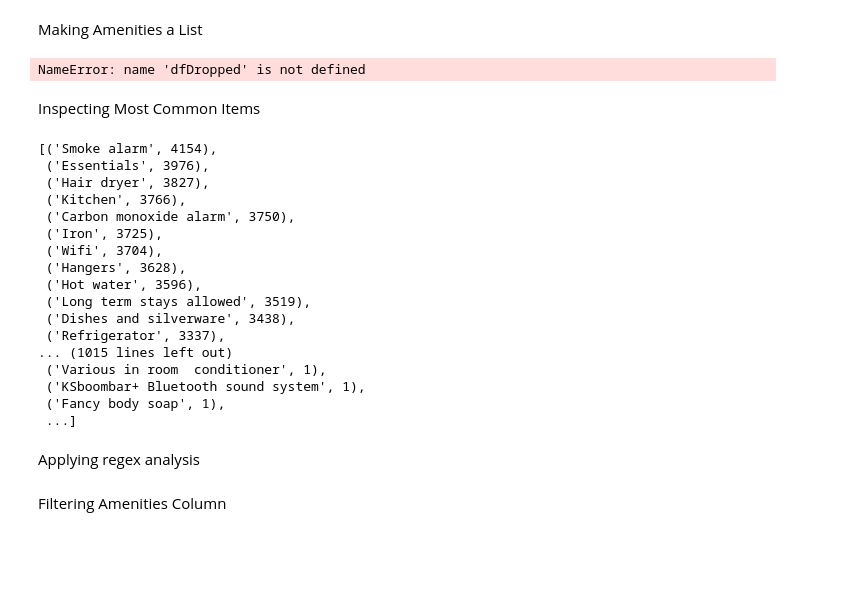
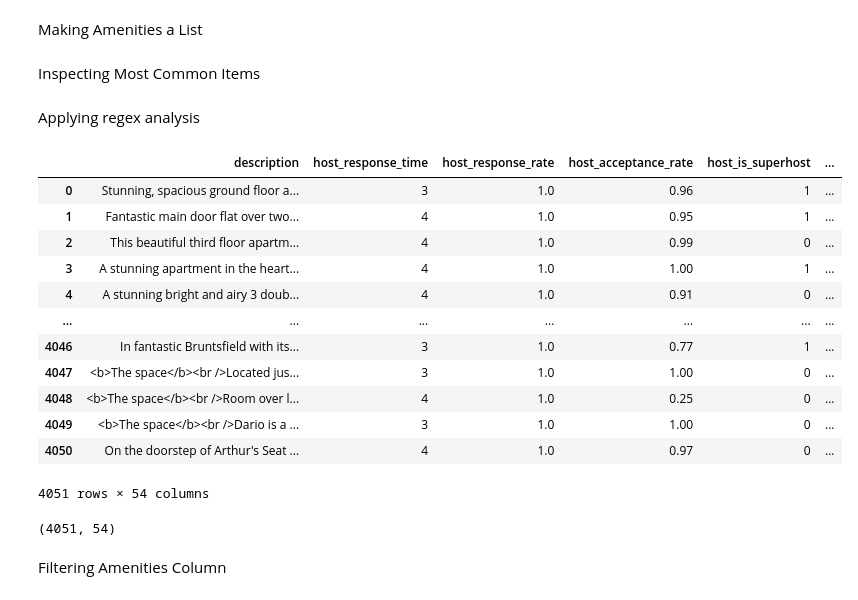
Before and after one commit to DugaldMacintyre/Airbnb-Prices-in-Edinburgh, a Jupyter notebook: models.ipynb, the cells around one changed output. Saved outputs shown, nothing was run; the diff lists cells and outputs as text; code cells hidden in the pictures; blank space fills up the shorter version.

```diff
--- a/models.ipynb
+++ b/models.ipynb
@@ -189,35 +258,15 @@ def one_hot_property(df):
 # %% [markdown]
 <p>Making Amenities a List</p>
 # %%
-dfDropped['amenities'] = dfDropped['amenities'].apply(lambda row: ast.literal_eval(row))
+# dfDropped['amenities'] = dfDropped['amenities'].apply(lambda row: ast.literal_eval(row))
-# %% [output]
-NameError: name 'dfDropped' is not defined
 # %% [markdown]
 <p>Inspecting Most Common Items</p>
 # %%
-array = dfDropped['amenities'].to_list()
+# array = dfDropped['amenities'].to_list()
 
-# Reduce dimensions from 2D to 1D
-flattened_array = [element for sublist in array for element in sublist]
-counter = Counter(flattened_array)
+# # Reduce dimensions from 2D to 1D
+# flattened_array = [element for sublist in array for element in sublist]
+# counter = Counter(flattened_array)
-# %% [output]
-[('Smoke alarm', 4154),
- ('Essentials', 3976),
- ('Hair dryer', 3827),
- ('Kitchen', 3766),
- ('Carbon monoxide alarm', 3750),
- ('Iron', 3725),
- ('Wifi', 3704),
- ('Hangers', 3628),
- ('Hot water', 3596),
- ('Long term stays allowed', 3519),
- ('Dishes and silverware', 3438),
- ('Refrigerator', 3337),
-... (1015 lines left out)
- ('Various in room  conditioner', 1),
- ('KSboombar+ Bluetooth sound system', 1),
- ('Fancy body soap', 1),
- ...]
 # %% [markdown]
 <p>Applying regex analysis</p>
 # %%
@@ -237,40 +286,55 @@ def regex_amenities(df):
             if 'stove' in df.loc[i, 'amenities'][j].lower():
                 df.loc[i, 'amenities'][j] = 'Stove'
 
-            if 'soap' in df.loc[i, 'amenities'][j].lower() or 'conditioner' in df.loc[i, 'amenities'][j].lower() or 'shampoo' in dfDropped.loc[i, 'amenities'][j].lower():
+            if 'soap' in df.loc[i, 'amenities'][j].lower() or 'conditioner' in df.loc[i, 'amenities'][j].lower() or 'shampoo' in df.loc[i, 'amenities'][j].lower():
                 df.loc[i, 'amenities'][j] = 'Soap'
 
             if 'parking' in df.loc[i, 'amenities'][j].lower():
                 df.loc[i, 'amenities'][j] = 'Parking'
 
             if 'view' in df.loc[i, 'amenities'][j].lower():
                 df.loc[i, 'amenities'][j] = 'View'
 
             if 'coffee' in df.loc[i, 'amenities'][j].lower():
                 df.loc[i, 'amenities'][j] = 'Coffee Facilities'
 
             if 'wifi' in df.loc[i, 'amenities'][j].lower():
                 df.loc[i, 'amenities'][j] = 'WiFi'
 
             if 'backyard' in df.loc[i, 'amenities'][j].lower():
                 df.loc[i, 'amenities'][j] = 'Backyard'
 
             if 'washer' in df.loc[i, 'amenities'][j].lower() and 'dishwasher' not in df.loc[i, 'amenities'][j].lower():
                 df.loc[i, 'amenities'][j] = 'Washer'
 
             if 'toys' in df.loc[i, 'amenities'][j].lower():
                 df.loc[i, 'amenities'][j] = 'Toys'
 
             if 'console' in df.loc[i, 'amenities'][j].lower():
                 df.loc[i, 'amenities'][j] = 'Console'
 
             if 'clothing storage' in df.loc[i, 'amenities'][j].lower():
                 df.loc[i, 'amenities'][j] = 'Clothing Storage'
 
             if 'dryer' in df.loc[i, 'amenities'][j].lower() and 'hair dryer' not in df.loc[i, 'amenities'][j].lower():
                 df.loc[i, 'amenities'][j] = 'Dryer'
 
     return df
+# %% [output]
+|  | description | host_response_time | host_response_rate | host_acceptance_rate | host_is_superhost | ... |
+| 0 | Stunning, spacious ground floor a... | 3 | 1.0 | 0.96 | 1 | ... |
+| 1 | Fantastic main door flat over two... | 4 | 1.0 | 0.95 | 1 | ... |
+| 2 | This beautiful third floor apartm... | 4 | 1.0 | 0.99 | 0 | ... |
+| 3 | A stunning apartment in the heart... | 4 | 1.0 | 1.00 | 1 | ... |
+| 4 | A stunning bright and airy 3 doub... | 4 | 1.0 | 0.91 | 0 | ... |
+| ... | ... | ... | ... | ... | ... | ... |
+| 4046 | In fantastic Bruntsfield with its... | 3 | 1.0 | 0.77 | 1 | ... |
+| 4047 | <b>The space</b><br />Located jus... | 3 | 1.0 | 1.00 | 0 | ... |
+| 4048 | <b>The space</b><br />Room over l... | 4 | 1.0 | 0.25 | 0 | ... |
+| 4049 | <b>The space</b><br />Dario is a ... | 3 | 1.0 | 1.00 | 0 | ... |
+| 4050 | On the doorstep of Arthur's Seat ... | 4 | 1.0 | 0.97 | 0 | ... |
+4051 rows × 54 columns
+(4051, 54)
 # %% [markdown]
 <p>Filtering Amenities Column</p>
 # %%
```
Also changed, not shown: parts of 14 cells of this notebook.
